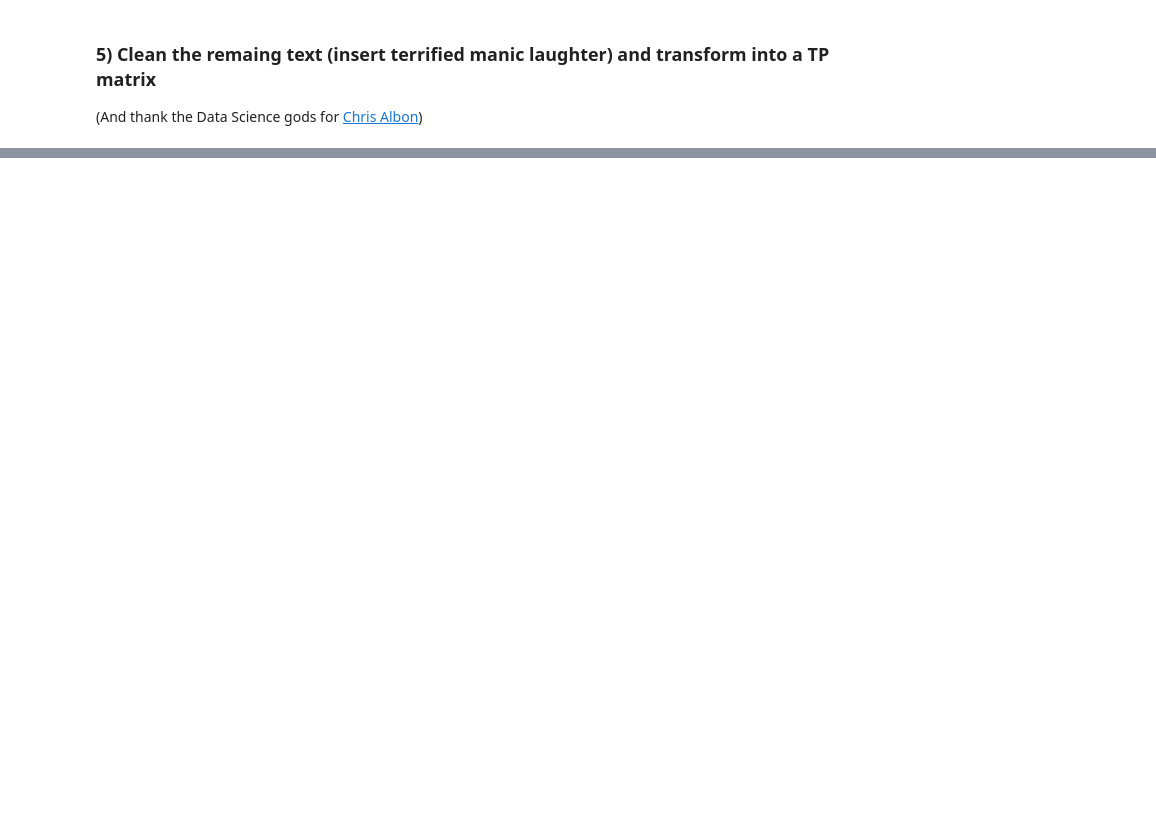
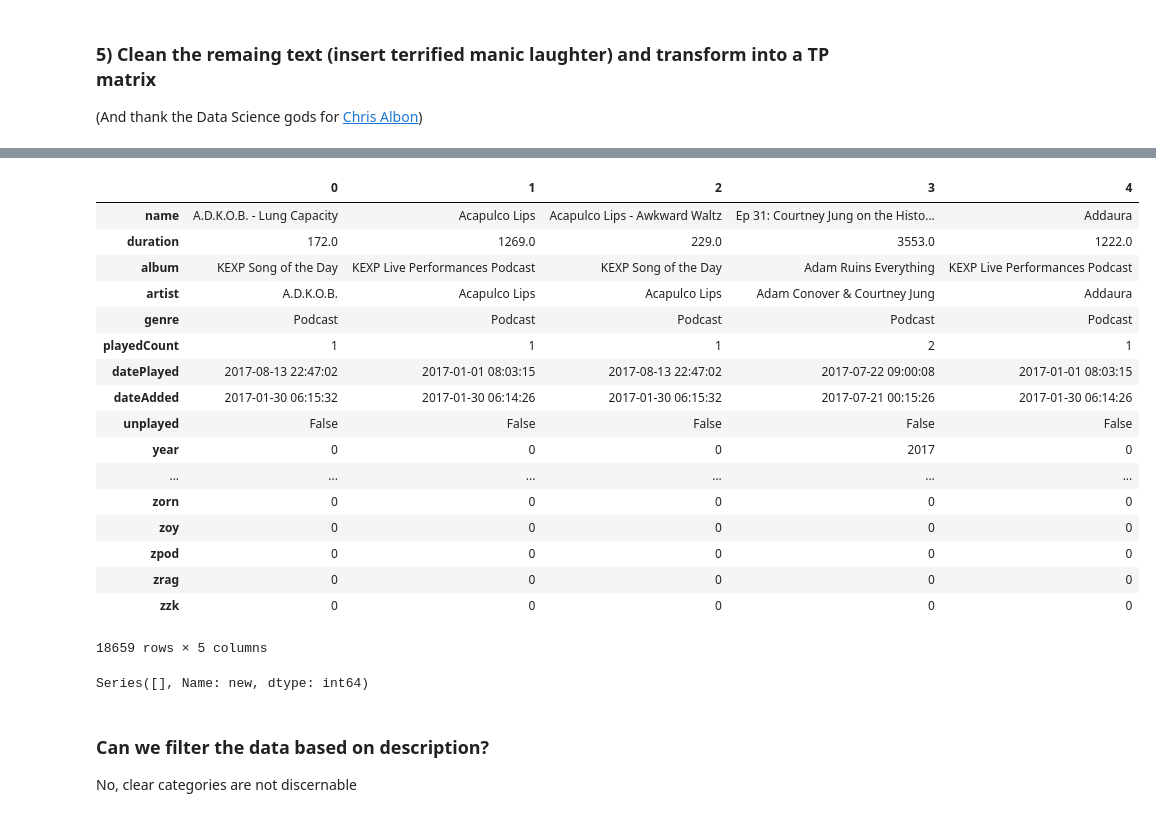
Before and after one commit to BEugeneSmith/PodcastAnalysis2017, a Jupyter notebook: ExplorationNotebook_upd110717.ipynb, the cells around one changed output, grey strips where cells are left out. Drawn from its saved outputs; the diff is of its cells as text; code cells hidden in the pictures; blank space fills up the shorter version.

```diff
--- a/ExplorationNotebook_upd110717.ipynb
+++ b/ExplorationNotebook_upd110717.ipynb
@@ -385,0 +397,31 @@ term_presence_matrix
+# %%
+podcast_data = podcast_data.reset_index(drop=True)
+combined_podcast_data = pd.concat([podcast_data,term_presence_matrix_filt],axis=1,ignore_index=False)
+# %%
+combined_podcast_data.head().T
+# %% [output]
+|  | 0 | 1 | 2 | 3 | 4 |
+| name | A.D.K.O.B. - Lung Capacity | Acapulco Lips | Acapulco Lips - Awkward Waltz | Ep 31: Courtney Jung on the Histo... | Addaura |
+| duration | 172.0 | 1269.0 | 229.0 | 3553.0 | 1222.0 |
+| album | KEXP Song of the Day | KEXP Live Performances Podcast | KEXP Song of the Day | Adam Ruins Everything | KEXP Live Performances Podcast |
+| artist | A.D.K.O.B. | Acapulco Lips | Acapulco Lips | Adam Conover & Courtney Jung | Addaura |
+| genre | Podcast | Podcast | Podcast | Podcast | Podcast |
+| playedCount | 1 | 1 | 1 | 2 | 1 |
+| datePlayed | 2017-08-13 22:47:02 | 2017-01-01 08:03:15 | 2017-08-13 22:47:02 | 2017-07-22 09:00:08 | 2017-01-01 08:03:15 |
+| dateAdded | 2017-01-30 06:15:32 | 2017-01-30 06:14:26 | 2017-01-30 06:15:32 | 2017-07-21 00:15:26 | 2017-01-30 06:14:26 |
+| unplayed | False | False | False | False | False |
+| year | 0 | 0 | 0 | 2017 | 0 |
+| ... | ... | ... | ... | ... | ... |
+| zorn | 0 | 0 | 0 | 0 | 0 |
+| zoy | 0 | 0 | 0 | 0 | 0 |
+| zpod | 0 | 0 | 0 | 0 | 0 |
+| zrag | 0 | 0 | 0 | 0 | 0 |
+| zzk | 0 | 0 | 0 | 0 | 0 |
+18659 rows × 5 columns
+# %%
+term_presence_matrix_filt[term_presence_matrix_filt['new']>1]['new']
+# %% [output]
+Series([], Name: new, dtype: int64)
+# %% [markdown]
+### Can we filter the data based on description?
+No, clear categories are not discernable
```
Also changed, not shown: parts of 10 cells of this notebook.
